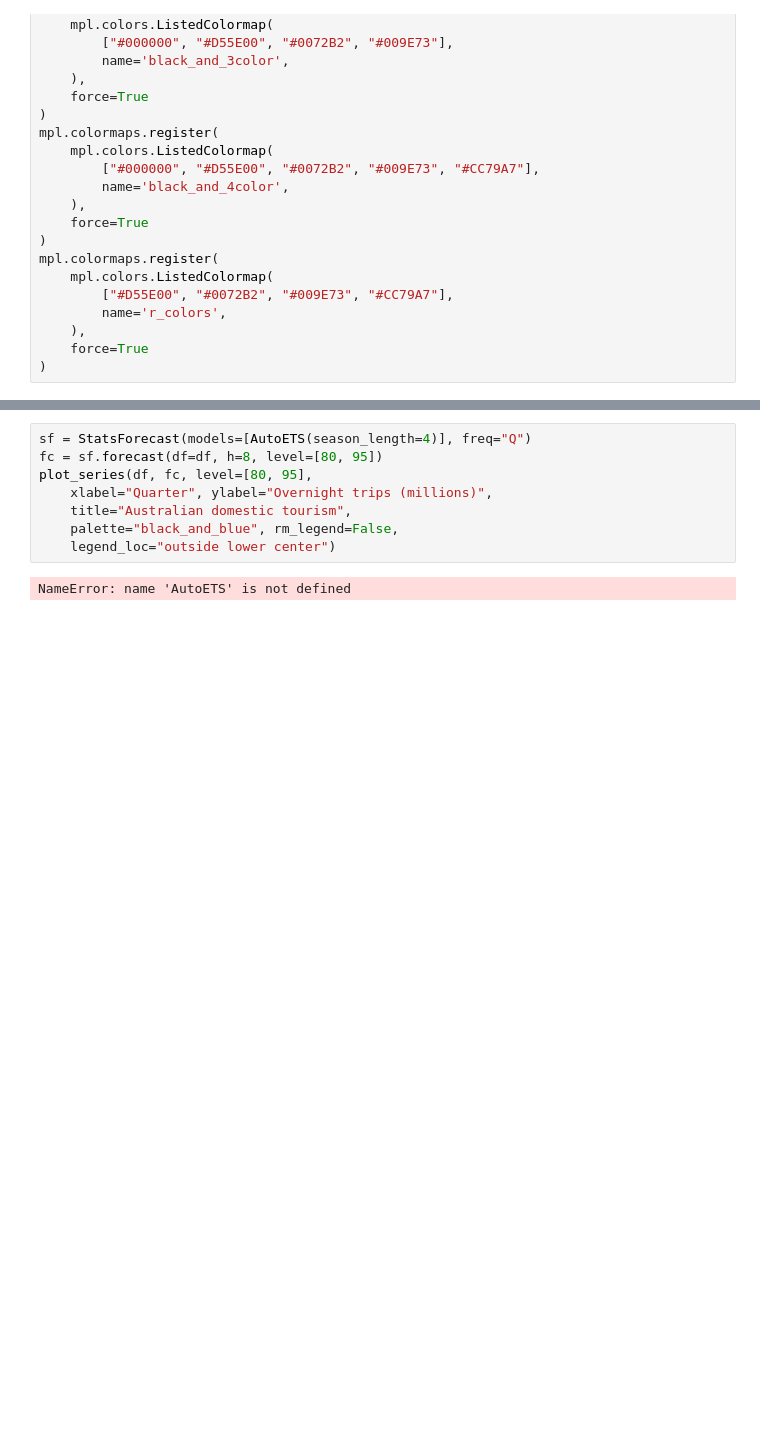
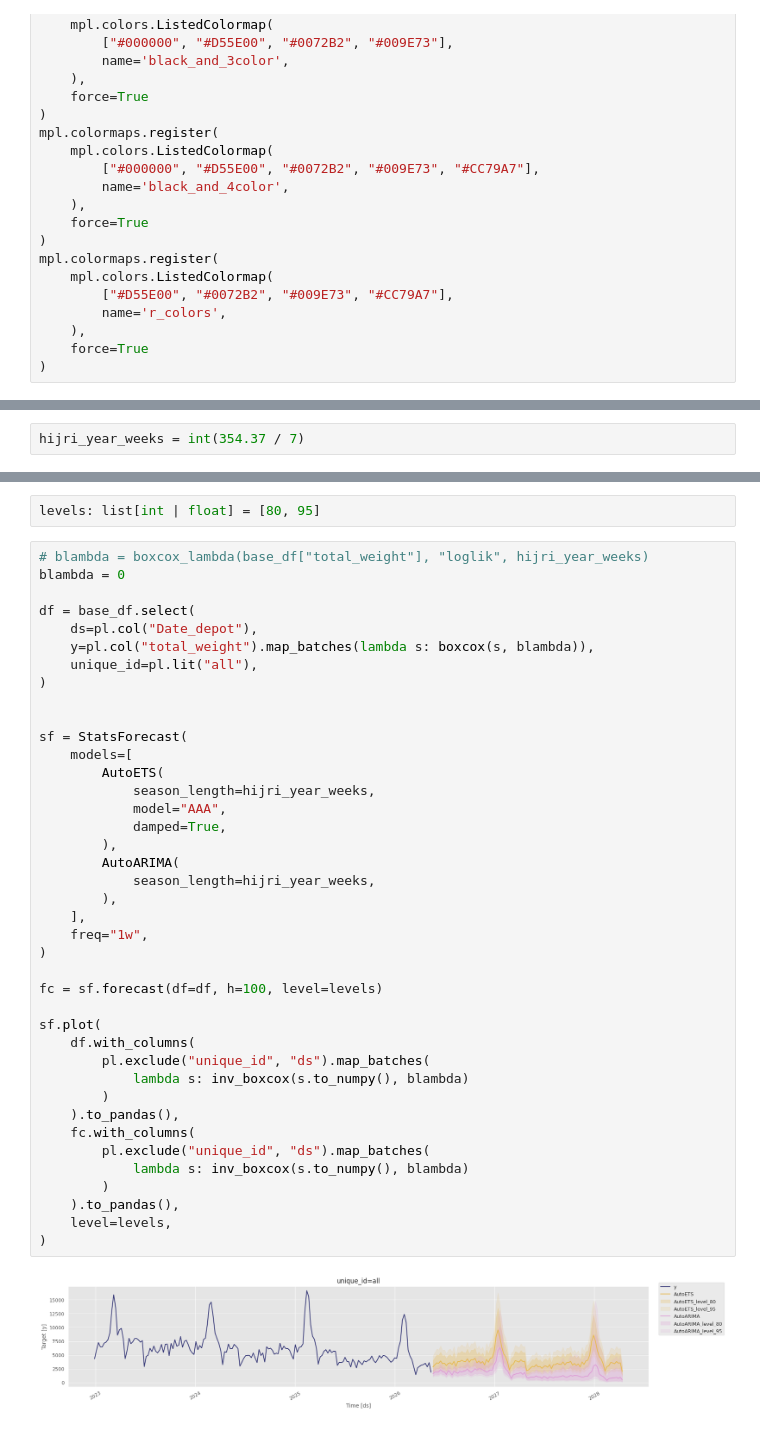
Before and after one commit to YounesMlik/barid_internship, a Jupyter notebook: notebooks/inter_weight_ets.ipynb, the cells around one changed output, grey strips where cells are left out. Cells and saved outputs as stored; diff of their text form; blank space fills up the shorter version.

```diff
--- a/notebooks/inter_weight_ets.ipynb
+++ b/notebooks/inter_weight_ets.ipynb
@@ -119,0 +149,2 @@ polars.config.Config
+# %%
+hijri_year_weeks = int(354.37 / 7)
@@ -138,10 +260,44 @@ df = (
+# %%
+levels: list[int | float] = [80, 95]
 # %%
-sf = StatsForecast(models=[AutoETS(season_length=4)], freq="Q")
-fc = sf.forecast(df=df, h=8, level=[80, 95])
-plot_series(df, fc, level=[80, 95],
-    xlabel="Quarter", ylabel="Overnight trips (millions)",
-    title="Australian domestic tourism",
-    palette="black_and_blue", rm_legend=False,
-    legend_loc="outside lower center")
+# blambda = boxcox_lambda(base_df["total_weight"], "loglik", hijri_year_weeks)
+blambda = 0
+
+df = base_df.select(
+    ds=pl.col("Date_depot"),
+    y=pl.col("total_weight").map_batches(lambda s: boxcox(s, blambda)),
+    unique_id=pl.lit("all"),
+)
+
+
+sf = StatsForecast(
+    models=[
+        AutoETS(
+            season_length=hijri_year_weeks,
+            model="AAA",
+            damped=True,
+        ),
+        AutoARIMA(
+            season_length=hijri_year_weeks,
+        ),
+    ],
+    freq="1w",
+)
+
+fc = sf.forecast(df=df, h=100, level=levels)
+
+sf.plot(
+    df.with_columns(
+        pl.exclude("unique_id", "ds").map_batches(
+            lambda s: inv_boxcox(s.to_numpy(), blambda)
+        )
+    ).to_pandas(),
+    fc.with_columns(
+        pl.exclude("unique_id", "ds").map_batches(
+            lambda s: inv_boxcox(s.to_numpy(), blambda)
+        )
+    ).to_pandas(),
+    level=levels,
+)
 # %% [output]
-NameError: name 'AutoETS' is not defined
+[figure, added]
```
Also changed, not shown: parts of 10 cells of this notebook, 4 other files.
